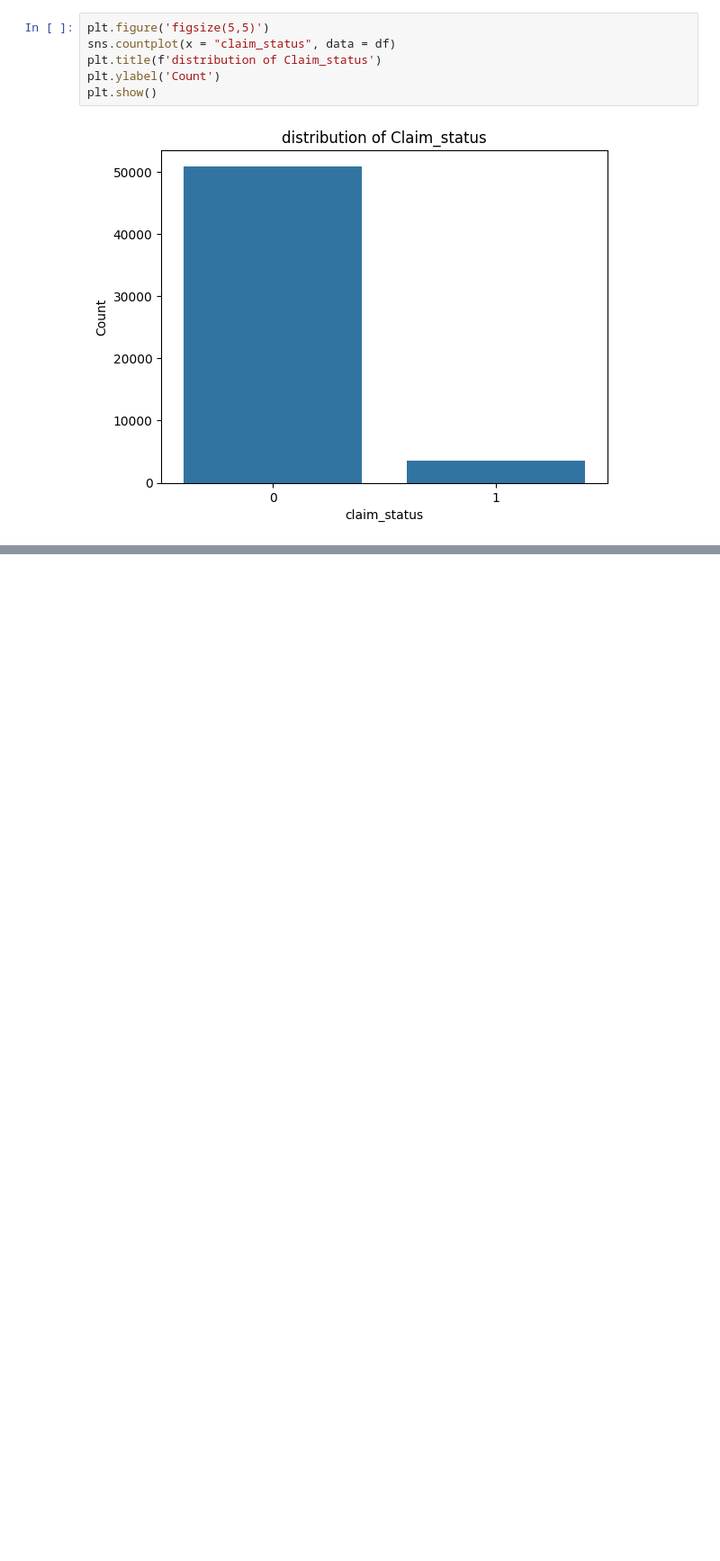
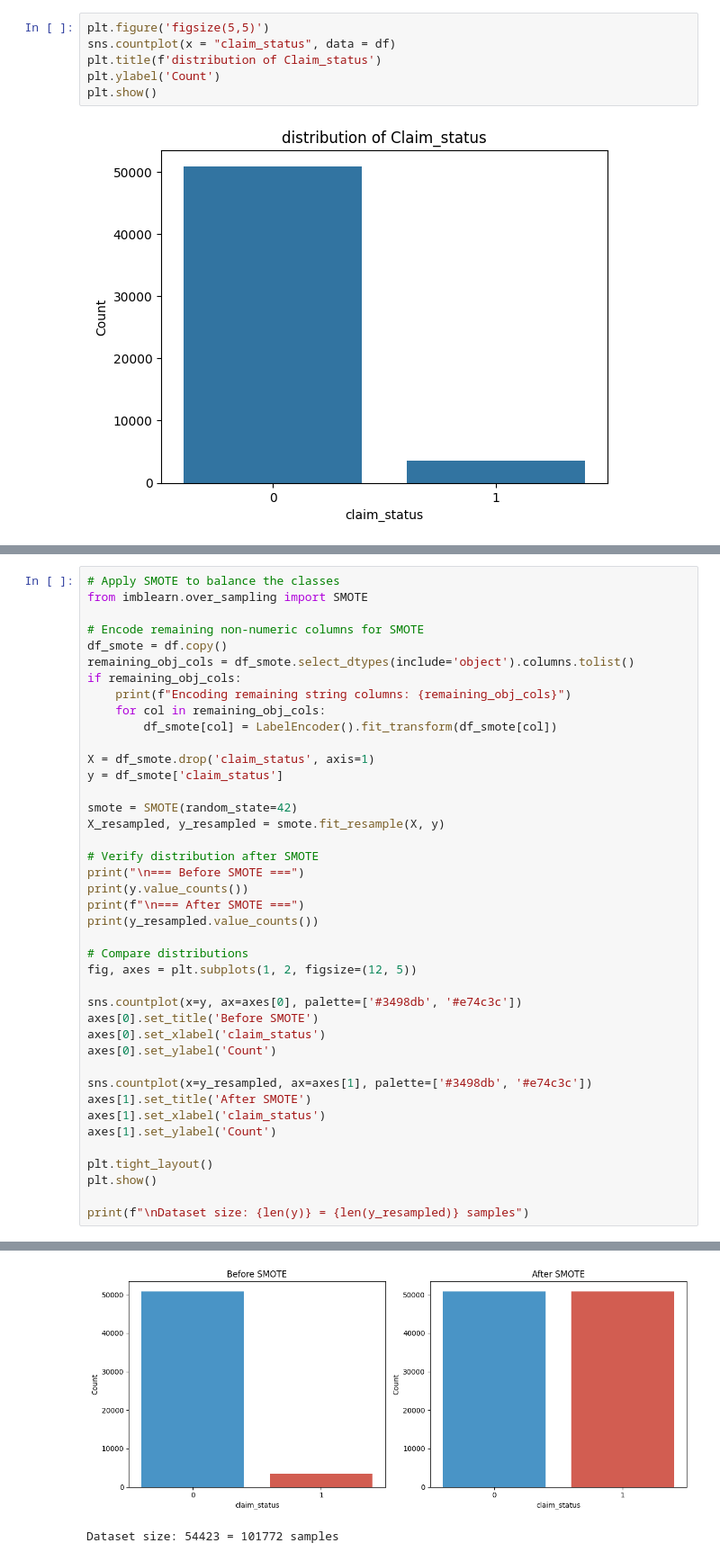
Before and after one commit to Ri2-B/predicting-insurance-claims, a Jupyter notebook: project.ipynb, the cells around one changed output, grey strips where cells are left out. Shown at 90% size. Cells and saved outputs as stored; diff of their text form; blank space fills up the shorter version.

```diff
--- a/project.ipynb
+++ b/project.ipynb
@@ -263,0 +301,42 @@ plt.show()
+# %%
+# Apply SMOTE to balance the classes
+from imblearn.over_sampling import SMOTE
+
+# Encode remaining non-numeric columns for SMOTE
+df_smote = df.copy()
+remaining_obj_cols = df_smote.select_dtypes(include='object').columns.tolist()
+if remaining_obj_cols:
+    print(f"Encoding remaining string columns: {remaining_obj_cols}")
+    for col in remaining_obj_cols:
+        df_smote[col] = LabelEncoder().fit_transform(df_smote[col])
+
+X = df_smote.drop('claim_status', axis=1)
+y = df_smote['claim_status']
+
+smote = SMOTE(random_state=42)
+X_resampled, y_resampled = smote.fit_resample(X, y)
+
+# Verify distribution after SMOTE
+print("\n=== Before SMOTE ===")
+print(y.value_counts())
+print(f"\n=== After SMOTE ===")
+print(y_resampled.value_counts())
+
+# Compare distributions
+fig, axes = plt.subplots(1, 2, figsize=(12, 5))
+
+sns.countplot(x=y, ax=axes[0], palette=['#3498db', '#e74c3c'])
+axes[0].set_title('Before SMOTE')
+axes[0].set_xlabel('claim_status')
+axes[0].set_ylabel('Count')
+
+sns.countplot(x=y_resampled, ax=axes[1], palette=['#3498db', '#e74c3c'])
+axes[1].set_title('After SMOTE')
+axes[1].set_xlabel('claim_status')
+axes[1].set_ylabel('Count')
+
+plt.tight_layout()
+plt.show()
+
+print(f"\nDataset size: {len(y)} = {len(y_resampled)} samples")
+# %% [output]
@@ -263,0 +363,2 @@ plt.show()
+[figure, added]
+Dataset size: 54423 = 101772 samples
```
Also changed, not shown: parts of 4 cells of this notebook.
